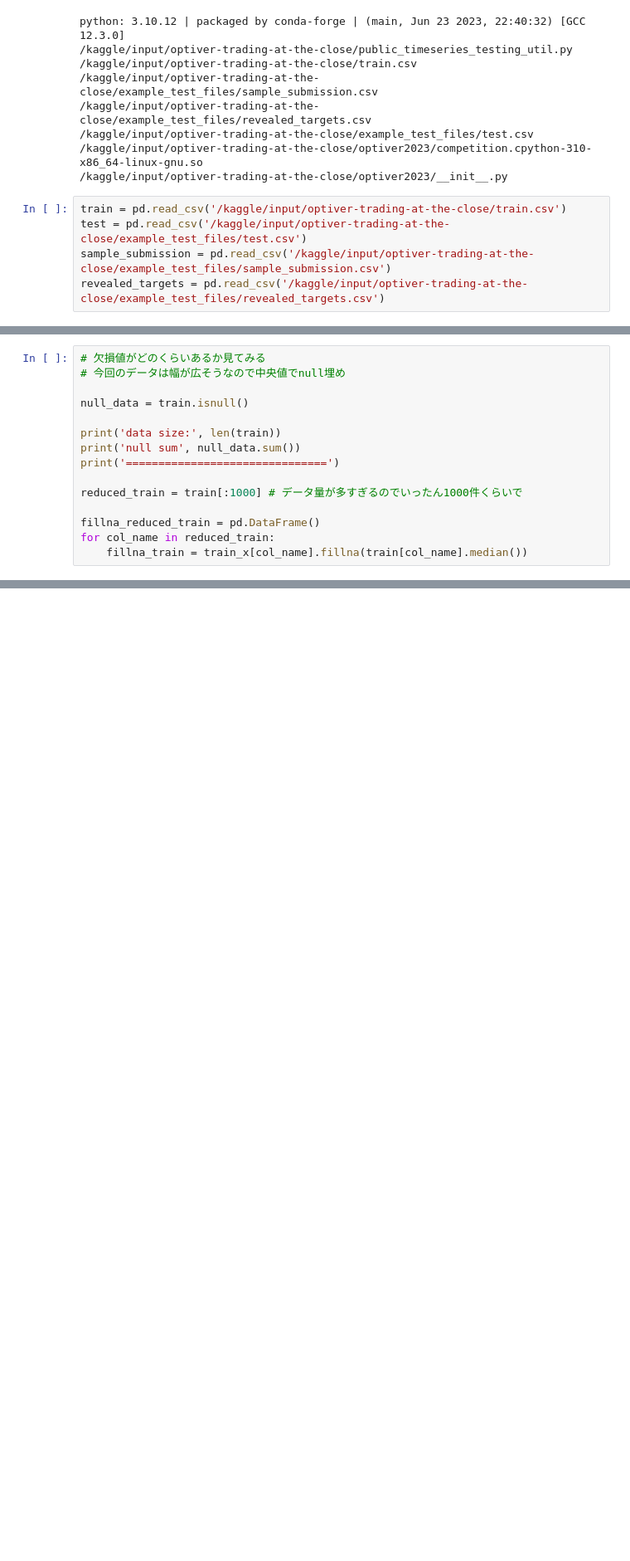
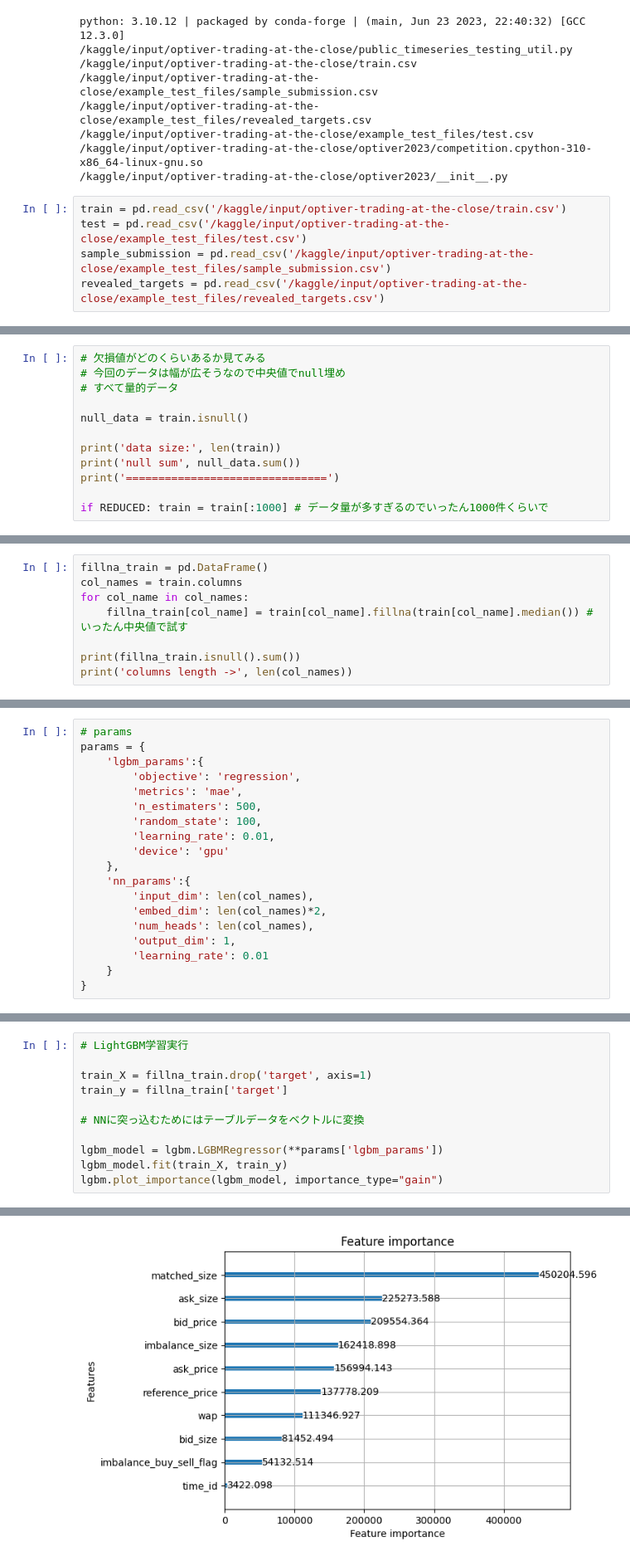
Before and after one commit to srs-1123/Optiver-Trading-at-the-Close, a Jupyter notebook: main.ipynb, the cells around one changed output, grey strips where cells are left out. Shown at 83% size. Cells and saved outputs as stored; diff of their text form; blank space fills up the shorter version.

```diff
--- a/main.ipynb
+++ b/main.ipynb
@@ -168,6 +170,7 @@ revealed_targets.head(5)
 # %%
 # 欠損値がどのくらいあるか見てみる
 # 今回のデータは幅が広そうなので中央値でnull埋め
+# すべて量的データ
 
 null_data = train.isnull()
 
@@ -175,8 +178,4 @@ print('data size:', len(train))
 print('null sum', null_data.sum())
 print('===============================')
 
-reduced_train = train[:1000] # データ量が多すぎるのでいったん1000件くらいで
-
-fillna_reduced_train = pd.DataFrame()
-for col_name in reduced_train:
-    fillna_train = train_x[col_name].fillna(train[col_name].median())
+if REDUCED: train = train[:1000] # データ量が多すぎるのでいったん1000件くらいで
@@ -182,0 +198,8 @@ for col_name in reduced_train:
+# %%
+fillna_train = pd.DataFrame()
+col_names = train.columns
+for col_name in col_names:
+    fillna_train[col_name] = train[col_name].fillna(train[col_name].median()) #いったん中央値で試す
+
+print(fillna_train.isnull().sum())
+print('columns length ->', len(col_names))
@@ -182,0 +221,19 @@ for col_name in reduced_train:
+# %%
+# params
+params = {
+    'lgbm_params':{
+        'objective': 'regression',
+        'metrics': 'mae',
+        'n_estimaters': 500,
+        'random_state': 100,
+        'learning_rate': 0.01,
+        'device': 'gpu'
+    },
+    'nn_params':{
+        'input_dim': len(col_names),
+        'embed_dim': len(col_names)*2,
+        'num_heads': len(col_names),
+        'output_dim': 1,
+        'learning_rate': 0.01
+    }
+}
@@ -182,0 +303,12 @@ for col_name in reduced_train:
+# %%
+# LightGBM学習実行
+
+train_X = fillna_train.drop('target', axis=1)
+train_y = fillna_train['target']
+
+# NNに突っ込むためにはテーブルデータをベクトルに変換
+
+lgbm_model = lgbm.LGBMRegressor(**params['lgbm_params'])
+lgbm_model.fit(train_X, train_y)
+lgbm.plot_importance(lgbm_model, importance_type="gain")
+# %% [output]
@@ -182,0 +316 @@ for col_name in reduced_train:
+[figure, added]
```
Also changed, not shown: parts of 8 cells of this notebook.
